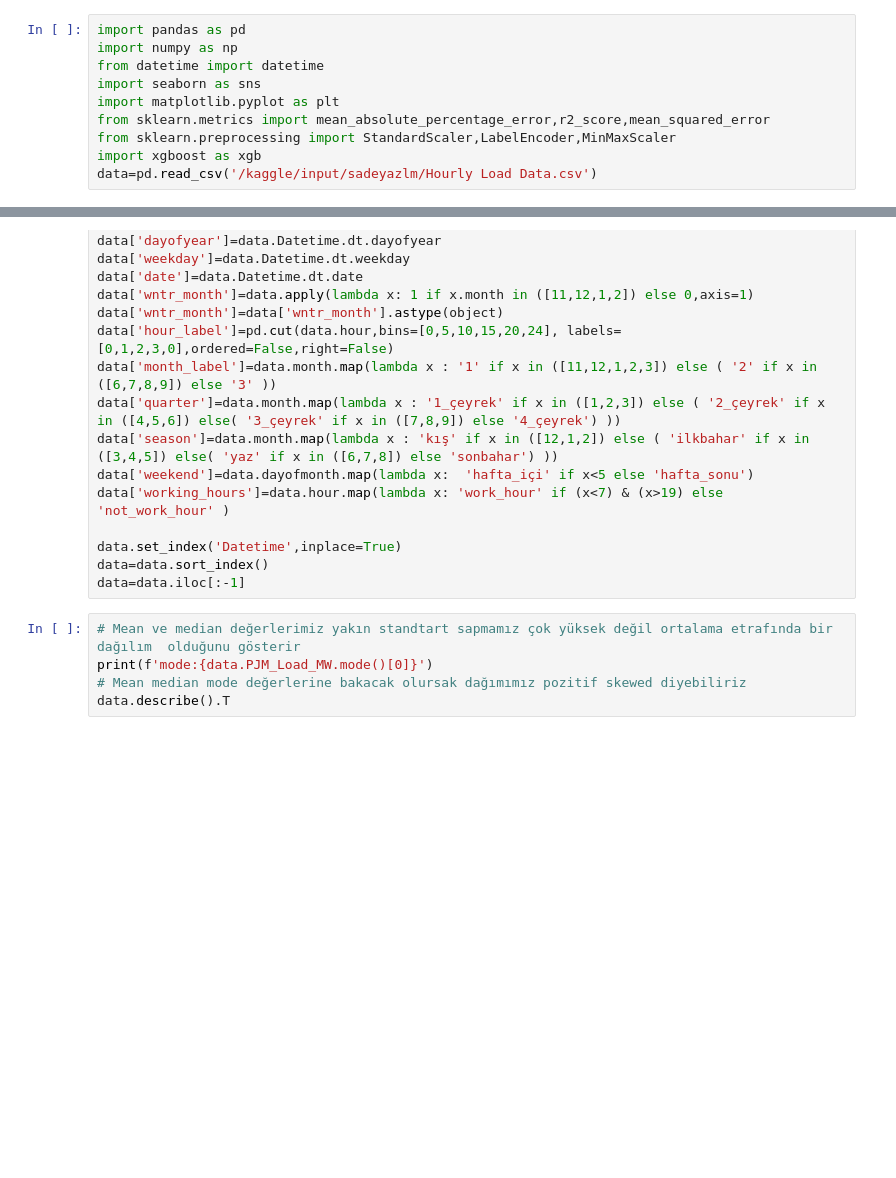
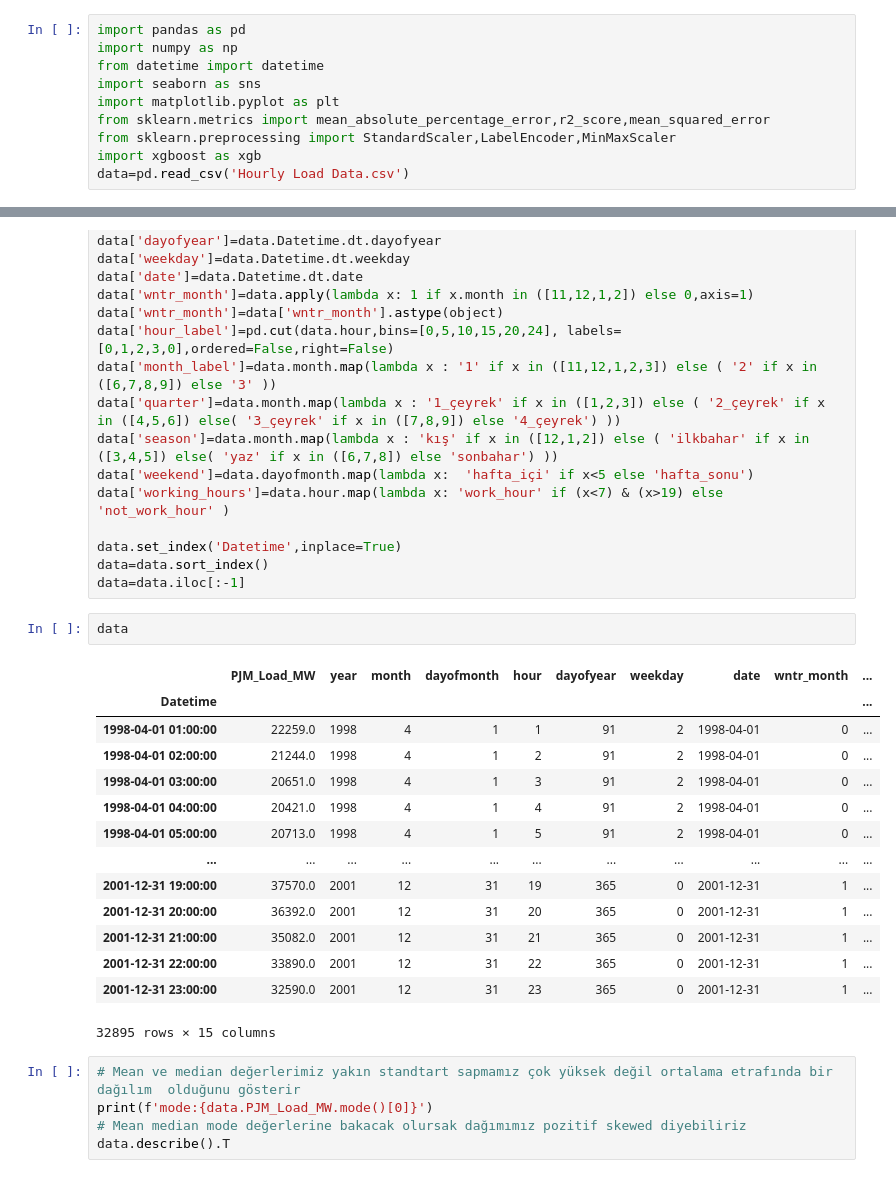
Before and after one commit to arukemre/Xgboost-ile-Enerji-tuketimi-Time-Series-Analizi, a Jupyter notebook: model.ipynb, the cells around one changed output, grey strips where cells are left out. Drawn from its saved outputs; the diff is of its cells as text; blank space fills up the shorter version.

```diff
--- a/model.ipynb
+++ b/model.ipynb
@@ -46,4 +52,4 @@ import matplotlib.pyplot as plt
 from sklearn.metrics import mean_absolute_percentage_error,r2_score,mean_squared_error
 from sklearn.preprocessing import StandardScaler,LabelEncoder,MinMaxScaler
 import xgboost as xgb
-data=pd.read_csv('/kaggle/input/sadeyazlm/Hourly Load Data.csv')
+data=pd.read_csv('Hourly Load Data.csv')
@@ -70,6 +92,23 @@ data['working_hours']=data.hour.map(lambda x: 'work_hour' if (x<7) & (x>19) else
 data.set_index('Datetime',inplace=True)
 data=data.sort_index()
 data=data.iloc[:-1]
+# %%
+data
+# %% [output]
+|  | PJM_Load_MW | year | month | dayofmonth | hour | dayofyear | weekday | date | wntr_month | ... |
+| Datetime |  |  |  |  |  |  |  |  |  | ... |
+| 1998-04-01 01:00:00 | 22259.0 | 1998 | 4 | 1 | 1 | 91 | 2 | 1998-04-01 | 0 | ... |
+| 1998-04-01 02:00:00 | 21244.0 | 1998 | 4 | 1 | 2 | 91 | 2 | 1998-04-01 | 0 | ... |
+| 1998-04-01 03:00:00 | 20651.0 | 1998 | 4 | 1 | 3 | 91 | 2 | 1998-04-01 | 0 | ... |
+| 1998-04-01 04:00:00 | 20421.0 | 1998 | 4 | 1 | 4 | 91 | 2 | 1998-04-01 | 0 | ... |
+| 1998-04-01 05:00:00 | 20713.0 | 1998 | 4 | 1 | 5 | 91 | 2 | 1998-04-01 | 0 | ... |
+| ... | ... | ... | ... | ... | ... | ... | ... | ... | ... | ... |
+| 2001-12-31 19:00:00 | 37570.0 | 2001 | 12 | 31 | 19 | 365 | 0 | 2001-12-31 | 1 | ... |
+| 2001-12-31 20:00:00 | 36392.0 | 2001 | 12 | 31 | 20 | 365 | 0 | 2001-12-31 | 1 | ... |
+| 2001-12-31 21:00:00 | 35082.0 | 2001 | 12 | 31 | 21 | 365 | 0 | 2001-12-31 | 1 | ... |
+| 2001-12-31 22:00:00 | 33890.0 | 2001 | 12 | 31 | 22 | 365 | 0 | 2001-12-31 | 1 | ... |
+| 2001-12-31 23:00:00 | 32590.0 | 2001 | 12 | 31 | 23 | 365 | 0 | 2001-12-31 | 1 | ... |
+32895 rows × 15 columns
 # %%
 # Mean ve median değerlerimiz yakın standtart sapmamız çok yüksek değil ortalama etrafında bir dağılım  olduğunu gösterir
 print(f'mode:{data.PJM_Load_MW.mode()[0]}')
```
Also changed, not shown: parts of 5 cells of this notebook, 1 other file.
